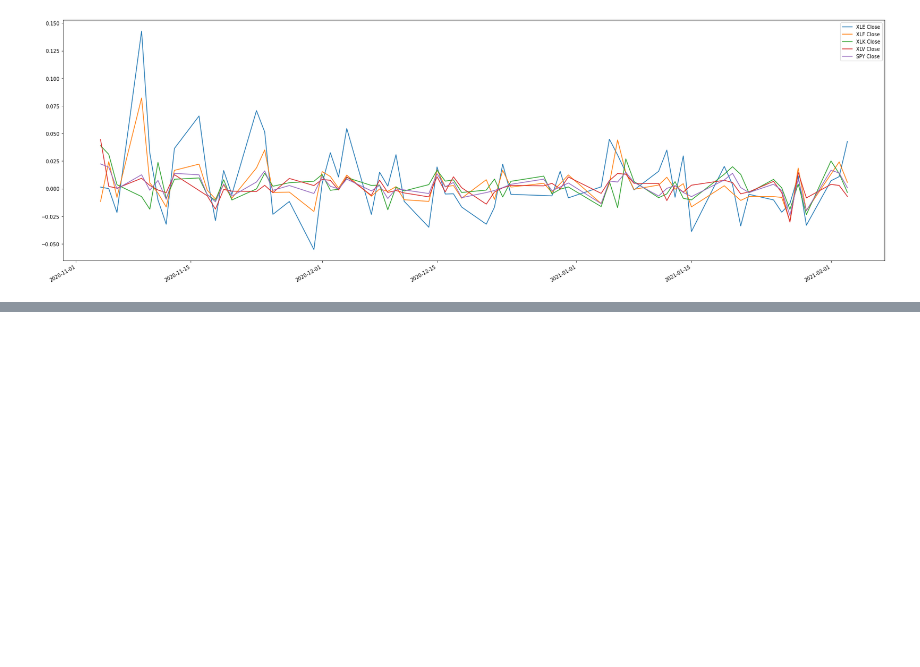
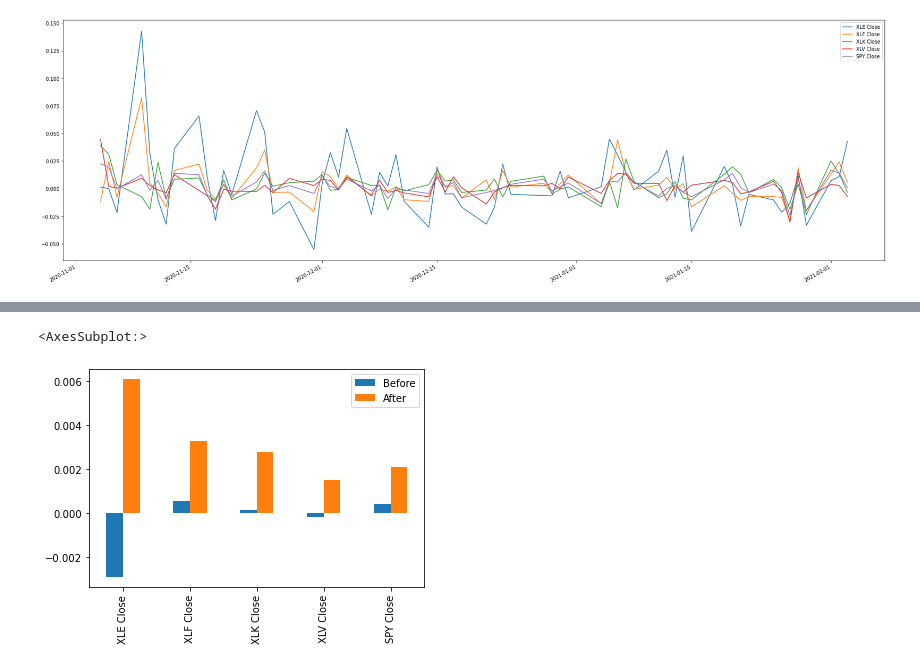
Before and after one commit to pdellis85/PoliStock, a Jupyter notebook: Viz-Test.ipynb, the cells around one changed output, grey strips where cells are left out. Cells and saved outputs as stored; diff of their text form; code cells hidden in the pictures; blank space fills up the shorter version.

```diff
--- a/Viz-Test.ipynb
+++ b/Viz-Test.ipynb
@@ -598,0 +599,10 @@ biden_returns_df.plot.bar(figsize=(50,10))
+# %%
+biden_mean = daily_returns_biden.mean()
+after_biden_mean = daily_returns_biden_after.mean()
+biden_returns_mean = pd.concat([biden_mean, after_biden_mean], axis = 'columns', join= 'inner')
+biden_returns_mean.columns = ['Before', 'After']
+
+biden_returns_mean.plot.bar()
+# %% [output]
+<AxesSubplot:>
+[figure, added]
```
Also changed, not shown: parts of 10 cells of this notebook.
